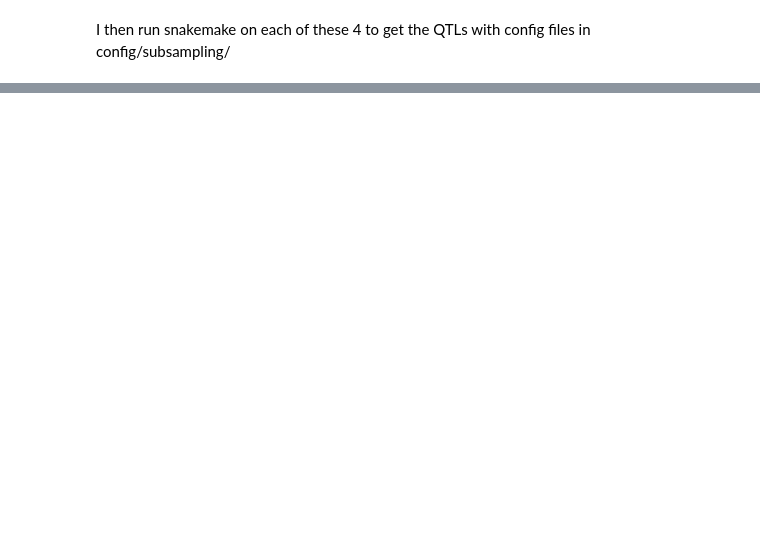
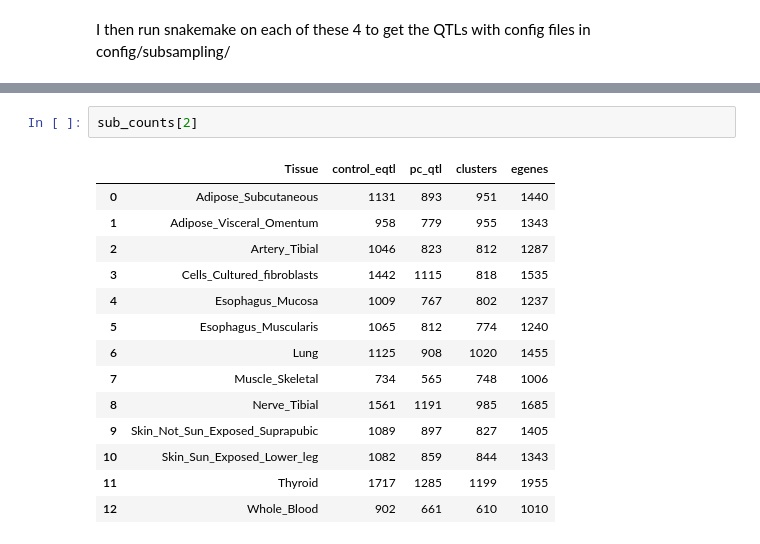
Before and after one commit to kal26/pcqtls, a Jupyter notebook: workflow/notebooks/pcqtl_analysis/subsampling.ipynb, the cells around one changed output, grey strips where cells are left out. Cells and saved outputs as stored; diff of their text form; blank space fills up the shorter version.

```diff
--- a/workflow/notebooks/pcqtl_analysis/subsampling.ipynb
+++ b/workflow/notebooks/pcqtl_analysis/subsampling.ipynb
@@ -48,0 +114,17 @@ I then run snakemake on each of these 4 to get the QTLs with config files in con
+# %%
+sub_counts[2]
+# %% [output]
+|  | Tissue | control_eqtl | pc_qtl | clusters | egenes |
+| 0 | Adipose_Subcutaneous | 1131 | 893 | 951 | 1440 |
+| 1 | Adipose_Visceral_Omentum | 958 | 779 | 955 | 1343 |
+| 2 | Artery_Tibial | 1046 | 823 | 812 | 1287 |
+| 3 | Cells_Cultured_fibroblasts | 1442 | 1115 | 818 | 1535 |
+| 4 | Esophagus_Mucosa | 1009 | 767 | 802 | 1237 |
+| 5 | Esophagus_Muscularis | 1065 | 812 | 774 | 1240 |
+| 6 | Lung | 1125 | 908 | 1020 | 1455 |
+| 7 | Muscle_Skeletal | 734 | 565 | 748 | 1006 |
+| 8 | Nerve_Tibial | 1561 | 1191 | 985 | 1685 |
+| 9 | Skin_Not_Sun_Exposed_Suprapubic | 1089 | 897 | 827 | 1405 |
+| 10 | Skin_Sun_Exposed_Lower_leg | 1082 | 859 | 844 | 1343 |
+| 11 | Thyroid | 1717 | 1285 | 1199 | 1955 |
+| 12 | Whole_Blood | 902 | 661 | 610 | 1010 |
```
Also changed, not shown: parts of 10 cells of this notebook, 5 other files.
